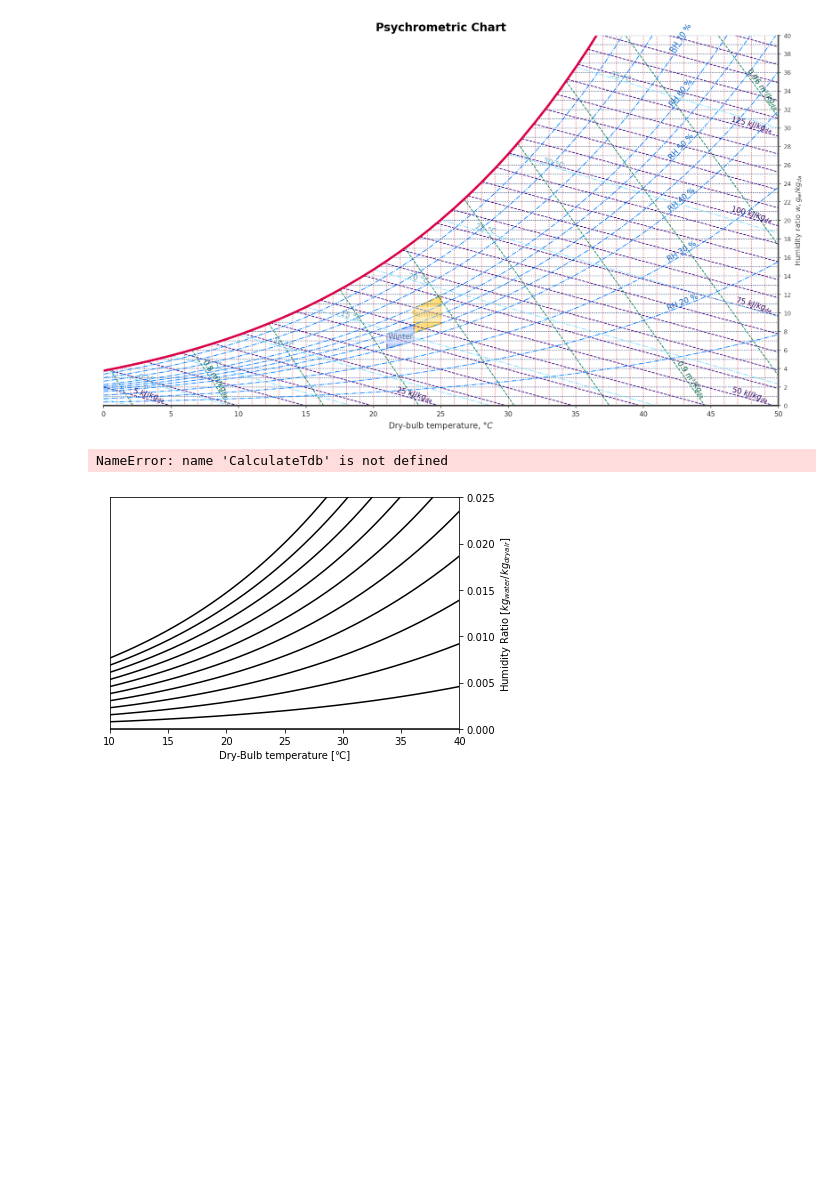
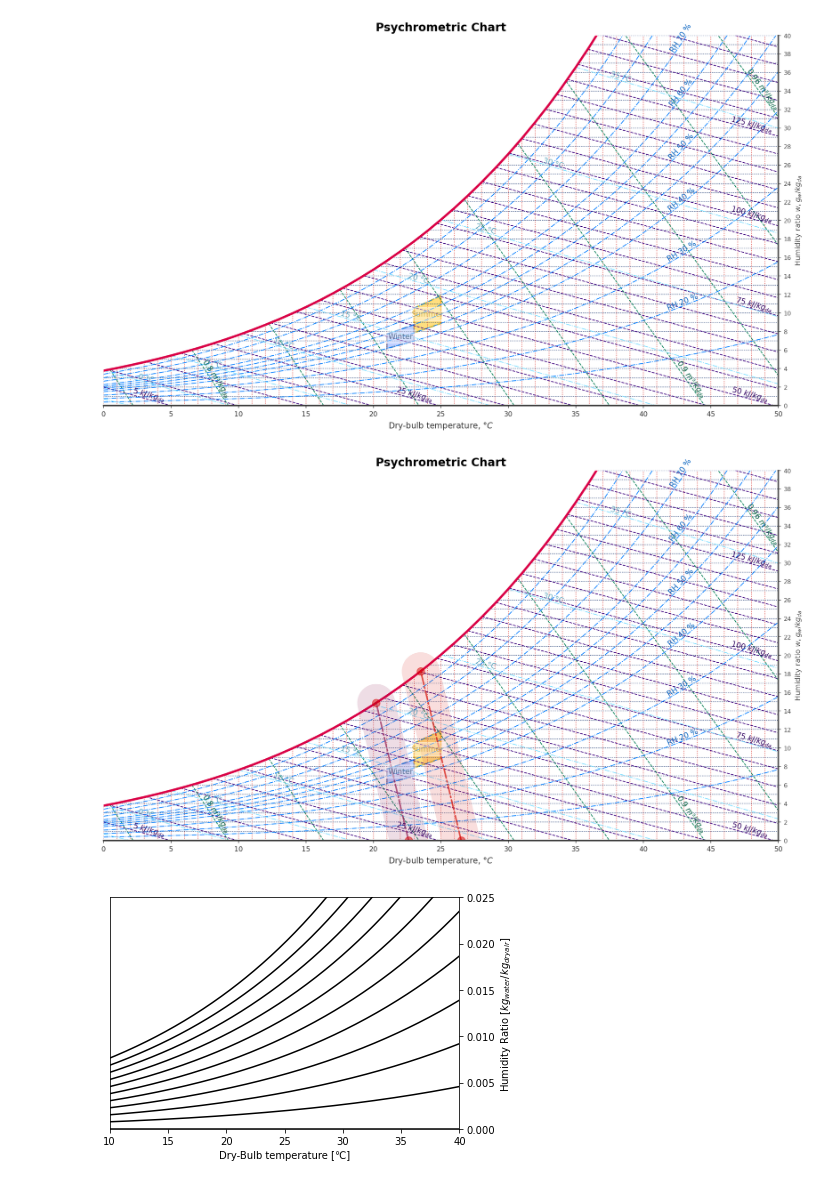
Before and after one commit to becat-oss/therb-notebook, a Jupyter notebook: 【守田】ちょっとこっちで試してみたいので作ってみました.ipynb, the cells around one changed output. Saved outputs shown, nothing was run; the diff lists cells and outputs as text; code cells hidden in the pictures; blank space fills up the shorter version.

```diff
--- a/【守田】ちょっとこっちで試してみたいので作ってみました.ipynb
+++ b/【守田】ちょっとこっちで試してみたいので作ってみました.ipynb
@@ -70,3 +56,27 @@ def PMVChart(rh):
+# %%
+#空箱にどんどん追加させるから、その側にあったらそこに追加させるからDef文の中に入れとかないと中務が更新されない。
+def PMVChart(rh,ev):
+    num=[]
+    pmvc=[]
+    #    print (tempDict[roomId])
+    #    print (humidityDict[roomId])
+    tdb = temp
+    tr = temp
+    rh = rh
+    v = 0.05
+    met = 1
+    clo = 1.0
+    v_r = v_relative(v=v, met=met)
+    # calculate dynamic clothing
+    clo_d = clo_dynamic(clo=clo, met=met)
+    results = pmv(tdb=tdb, tr=tr, vr=v_r, rh=rh, met=met, clo=clo_d, limit_inputs=False)
+    pmvc.append(results)
+    a=np.abs(pmvc)<=ev
+    a=np.where(a==True)[1]
+    a=a.tolist()
+    num.append(temp[min(a)])
+    num.append(temp[max(a)])
+    return num
 # %%
 from psychrochart import PsychroChart
 from psychrochart import load_zones
@@ -87,41 +97,41 @@ point = {'point1': {'label': 'point1',
                        'style': {'color': [0.85, 0.0, 0.0, 0.5],
                                  'marker': 'o',
                                  'markersize': 10},
-                       'xy': (CalculateTdb(0)[0], 0)},
+                       'xy': (PMVChart(0,0.5)[0], 0)},
          'point2': {'label': 'point2',
                        'style': {'color': [0.85, 0.0, 0.0, 0.5],
                                  'marker': 'o',
                                  'markersize': 10},
-                       'xy': (CalculateTdb(0)[1], 0)},
+                       'xy': (PMVChart(0,0.5)[1], 0)},
          'point3': {'label': 'point3',
                        'style': {'color': [0.85, 0.0, 0.0, 0.5],
                                  'marker': 'o',
                                  'markersize': 10},
-                       'xy': (CalculateTdb(100)[0], 100)},
+                       'xy': (PMVChart(100,0.5)[0], 100)},
          'point4': {'label': 'point4',
                        'style': {'color': [0.85, 0.0, 0.0, 0.5],
                                  'marker': 'o',
                                  'markersize': 10},
-                       'xy': (CalculateTdb(100)[1], 100)}}
+                       'xy': (PMVChart(100,0.5)[1], 100)}}
 
 connectors = [{'start': 'point1',
                'end': 'point3',
                'label': 'Process 1',
                'style': {'color': [0.573, 0.106, 0.318, 0.7],
                          "linewidth": 2, "linestyle": "-."}},
               {'start': 'point2',
                'end': 'point4',
                'label': 'Process 2',
                'style': {'color': [0.855, 0.145, 0.114, 0.8],
                          "linewidth": 2, "linestyle": "-."}}]
 #ここでチャートの描画
 chart = PsychroChart(config_style, config_zone)
 ax = chart.plot()
 ##ボアボアの線を引きたかったらこれを使ってね
-#chart.plot_points_dbt_rh(point, connectors)
+chart.plot_points_dbt_rh(point, connectors)
 ax.get_figure()
 # %% [output]
-NameError: name 'CalculateTdb' is not defined
+[figure, added]
 # %%
 #Youotube from Matplotlib
 import psychrolib
```
Also changed, not shown: parts of 2 cells of this notebook, 1 other file.
